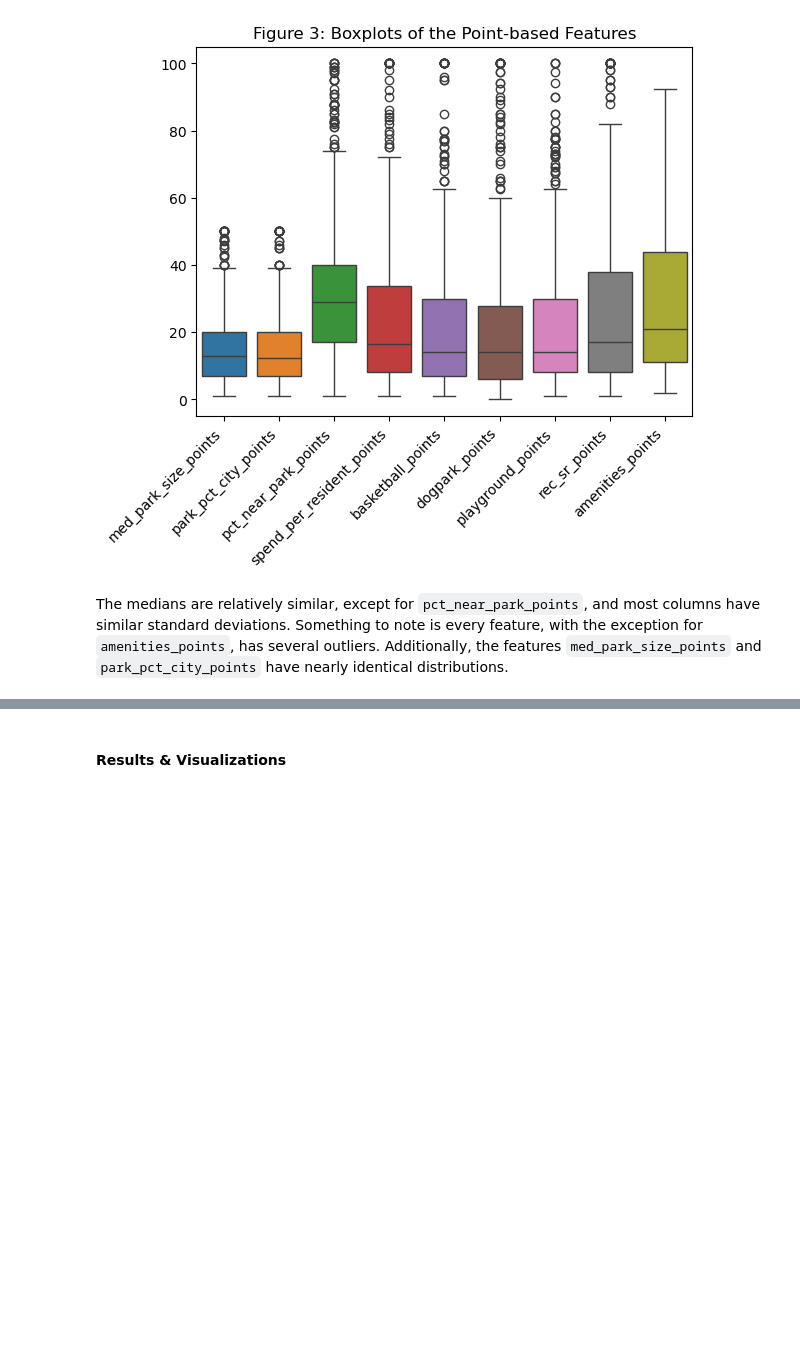
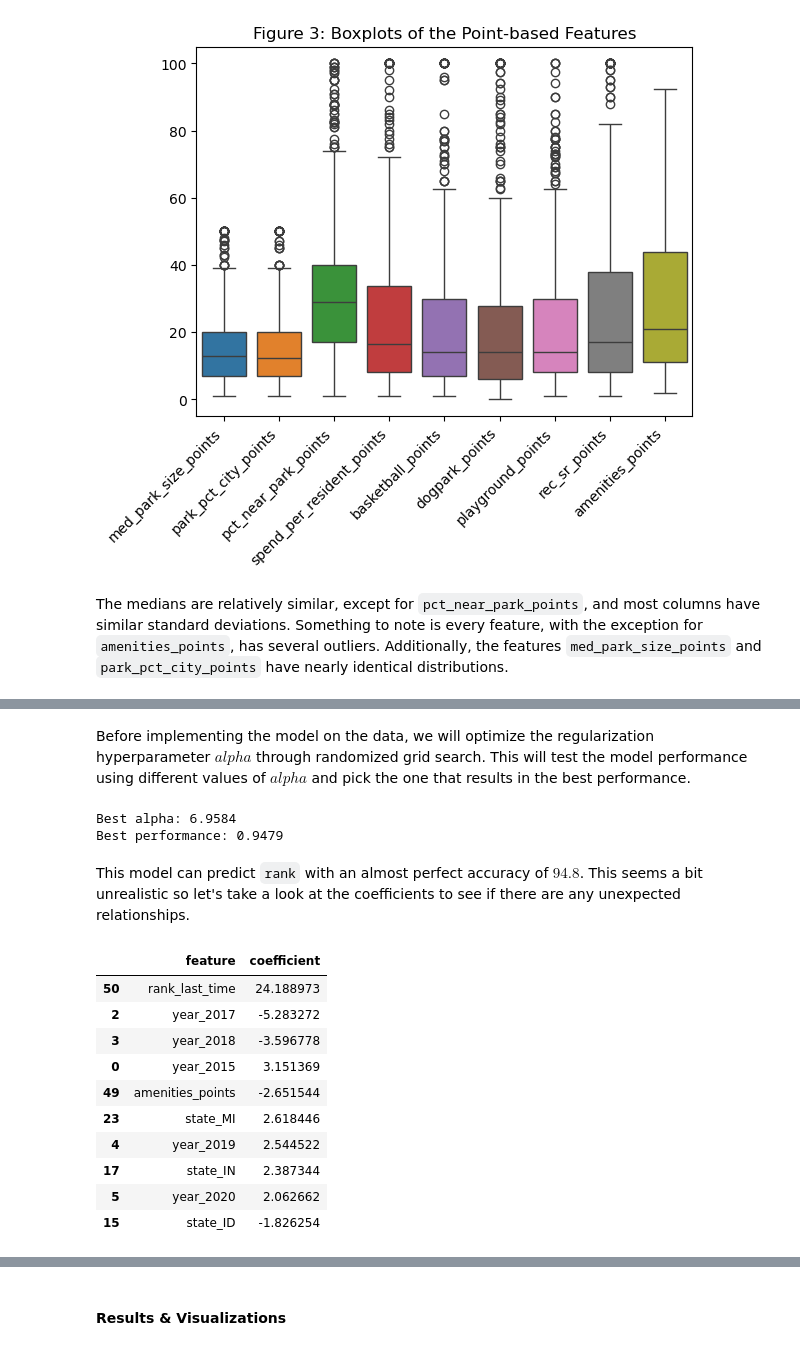
Before and after one commit to UBC-DSCI-310-2025W2/dsci-310-group-08, a Jupyter notebook: notebooks/parks_analysis.ipynb, the cells around one changed output, grey strips where cells are left out. Saved outputs shown, nothing was run; the diff lists cells and outputs as text; code cells hidden in the pictures; blank space fills up the shorter version.

```diff
--- a/notebooks/parks_analysis.ipynb
+++ b/notebooks/parks_analysis.ipynb
@@ -248,0 +258,17 @@ The medians are relatively similar, except for `pct_near_park_points`, and most
+# %%
+# isolating different types of features
+categorical_features = X_train.select_dtypes(include=['category']).drop(columns=['city']).columns.tolist()
+numerical_features = X_train.select_dtypes(include=['int', 'float']).columns.tolist()
+drop_features = ['city']
+
+# preprocessor
+preprocessor = make_column_transformer(
+    (OneHotEncoder(handle_unknown='ignore'), categorical_features),
+    (StandardScaler(), numerical_features),
+    ("drop", drop_features)
+)
+
+# model pipeline
+pipe = make_pipeline(preprocessor, Ridge())
+
+pipe
@@ -248,0 +294,42 @@ The medians are relatively similar, except for `pct_near_park_points`, and most
+# %% [markdown]
+Before implementing the model on the data, we will optimize the regularization hyperparameter $alpha$ through randomized grid search. This will test the model performance using different values of $alpha$ and pick the one that results in the best performance.
+# %%
+# hyperparameter tuning
+param_grid = {'ridge__alpha': loguniform(1e-3, 1e3)}
+
+grid_search = RandomizedSearchCV(pipe, param_distributions=param_grid, n_iter=100, n_jobs=-1, return_train_score=True)
+grid_search.fit(X_train, y_train)
+
+# results
+print(f"Best alpha: {grid_search.best_params_['ridge__alpha']:.4f}")
+print(f"Best performance: {grid_search.best_score_:.4f}")
+# %% [output]
+Best alpha: 6.9584
+Best performance: 0.9479
+# %% [markdown]
+This model can predict `rank` with an almost perfect accuracy of $94.8%$. This seems a bit unrealistic so let's take a look at the coefficients to see if there are any unexpected relationships.
+# %%
+# get feature names after preprocessing
+feature_names = grid_search.best_estimator_.named_steps['columntransformer'].get_feature_names_out()
+
+# zip into a dataframe
+train_coef_df = pd.DataFrame({
+    'feature': feature_names,
+    'coefficient': grid_search.best_estimator_.named_steps['ridge'].coef_
+}).sort_values('coefficient', key=abs, ascending=False)
+
+train_coef_df['feature'] = train_coef_df['feature'].str.replace('onehotencoder__', '').str.replace('standardscaler__', '')
+
+train_coef_df.head(10)
+# %% [output]
+|  | feature | coefficient |
+| 50 | rank_last_time | 24.188973 |
+| 2 | year_2017 | -5.283272 |
+| 3 | year_2018 | -3.596778 |
+| 0 | year_2015 | 3.151369 |
+| 49 | amenities_points | -2.651544 |
+| 23 | state_MI | 2.618446 |
+| 4 | year_2019 | 2.544522 |
+| 17 | state_IN | 2.387344 |
+| 5 | year_2020 | 2.062662 |
+| 15 | state_ID | -1.826254 |
```
Also changed, not shown: parts of 14 cells of this notebook.
